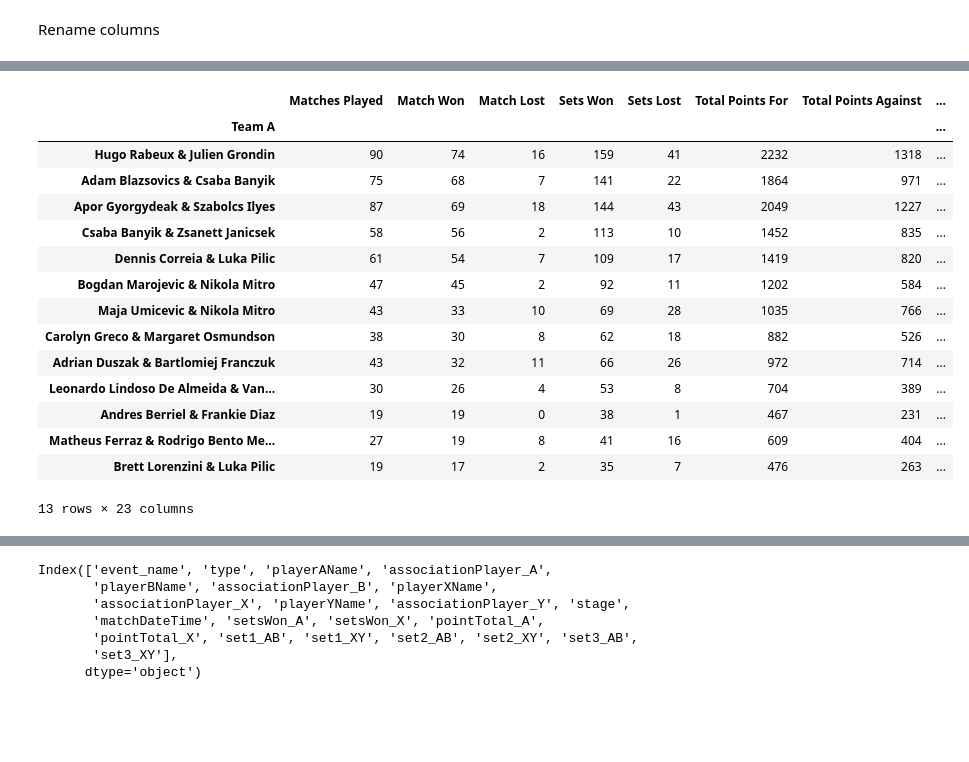
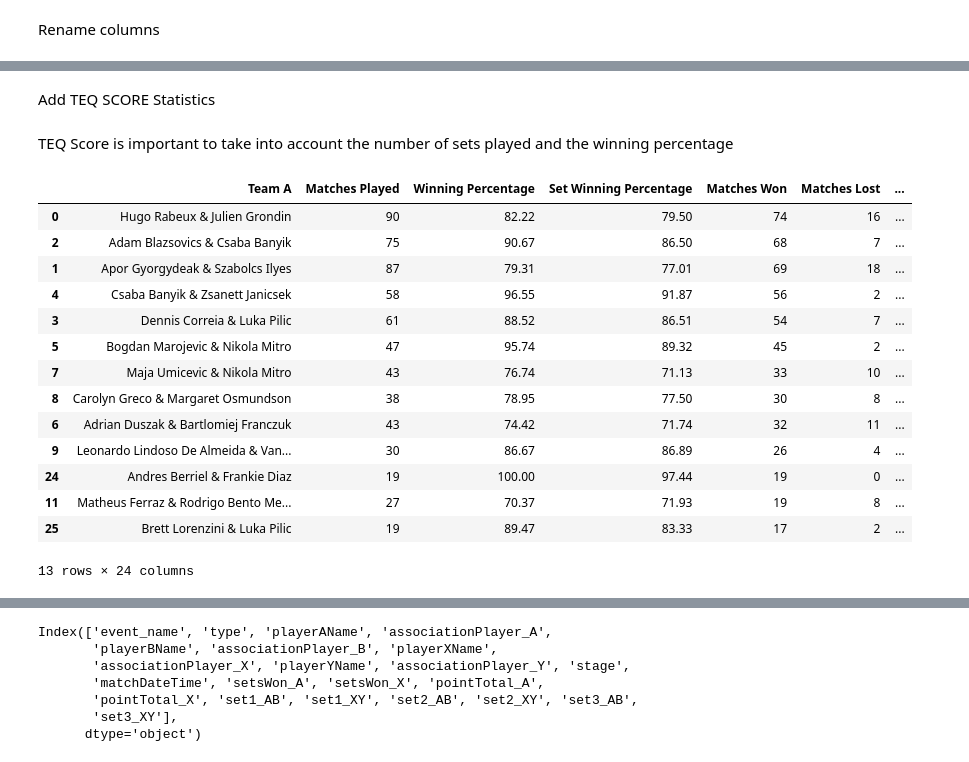
Before and after one commit to basketking/FITEQ_matches, a Jupyter notebook: main.ipynb, the cells around one changed output, grey strips where cells are left out. Drawn from its saved outputs; the diff is of its cells as text; code cells hidden in the pictures; blank space fills up the shorter version.

```diff
--- a/main.ipynb
+++ b/main.ipynb
@@ -495,9 +455,9 @@ df_doubles_grouped[df_doubles_grouped.playerAName > 20].sort_values('Winning Per
 # %%
-df_doubles_grouped['Set 1 Points For per match average'] = round(df_doubles_grouped['set1Team'] / df_doubles_grouped['playerAName'],2)
-df_doubles_grouped['Set 1 Points Against per match average'] = round(df_doubles_grouped['set1Opponent'] / df_doubles_grouped['playerAName'],2)
+df_doubles_grouped['Set 1 Points For per match average'] = round(df_doubles_grouped['Set 1 Points For'] / df_doubles_grouped['Matches Played'],2)
+df_doubles_grouped['Set 1 Points Against per match average'] = round(df_doubles_grouped['Set 1 Points Against'] / df_doubles_grouped['Matches Played'],2)
 
-df_doubles_grouped['Set 2 Points For per match average'] = round(df_doubles_grouped['set2Team'] / df_doubles_grouped['playerAName'],2)
-df_doubles_grouped['Set 2 Points Against per match average'] = round(df_doubles_grouped['set2Opponent'] / df_doubles_grouped['playerAName'],2)
+df_doubles_grouped['Set 2 Points For per match average'] = round(df_doubles_grouped['Set 2 Points Against'] / df_doubles_grouped['Matches Played'],2)
+df_doubles_grouped['Set 2 Points Against per match average'] = round(df_doubles_grouped['Set 2 Points Against'] / df_doubles_grouped['Matches Played'],2)
 
-df_doubles_grouped['Set 3 Points For per match average'] = round(df_doubles_grouped['set3Team'] / df_doubles_grouped['threeSetMatch'],2)
-df_doubles_grouped['Set 3 Points Against per match average'] = round(df_doubles_grouped['set3Opponent'] / df_doubles_grouped['threeSetMatch'],2)
+df_doubles_grouped['Set 3 Points For per match average'] = round(df_doubles_grouped['Set 3 Points For'] / df_doubles_grouped['Number of Final Sets'],2)
+df_doubles_grouped['Set 3 Points Against per match average'] = round(df_doubles_grouped['Set 3 Points Against'] / df_doubles_grouped['Number of Final Sets'],2)
@@ -518,16 +464,2 @@ Index(['playerAName', 'Match Won', 'Match Lost', 'setsWon', 'setsLost',
-# %%
-df_doubles_grouped.rename(columns = {'playerAName': 'Matches Played',
-    'setsWon': 'Sets Won',
-    'setsLost': 'Sets Lost',
-    'pointTotal': 'Total Points For',
-    'pointTotalOpponent': 'Total Points Against',
-    'set1Team': 'Set 1 Points For',
-    'set1Opponent': 'Set 1 Points Against',
-    'set2Team': 'Set 2 Points For',
-    'set2Opponent': 'Set 2 Points Against',
-    'set3Team': 'Set 3 Points For',
-    'set3Opponent': 'Set 3 Points Against',
-    'threeSetMatch': 'Number of Final Sets'
-    }, inplace = True)
 # %%
 df_doubles_grouped.fillna(0, inplace = True)
@@ -533,0 +468,12 @@ df_doubles_grouped.fillna(0, inplace = True)
+# %%
+df_doubles_grouped = df_doubles_grouped[['Matches Played', 'Winning Percentage', 'Set Winning Percentage', 'Matches Won', 'Matches Lost', 'Sets Won',
+       'Sets Lost', 'Total Points For', 'Total Points Against',
+       'Set 1 Points For', 'Set 1 Points Against', 'Set 2 Points For',
+       'Set 2 Points Against', 'Set 3 Points For', 'Set 3 Points Against',
+       'Number of Final Sets',
+       'Set 1 Points For per match average',
+       'Set 1 Points Against per match average',
+       'Set 2 Points For per match average',
+       'Set 2 Points Against per match average',
+       'Set 3 Points For per match average',
+       'Set 3 Points Against per match average']].sort_values(by = 'Matches Played', ascending = False).reset_index()
@@ -551,24 +484,25 @@ df_doubles_grouped['Matches Played'].sum() / df_doubles_grouped['Matches Played'
+# %% [markdown]
+Add TEQ SCORE Statistics
+# %% [markdown]
+TEQ Score is important to take into account the number of sets played and the winning percentage
 # %%
-#df_doubles_grouped['Credit'] = round((df_doubles_grouped['Matches Played'] / df_doubles_grouped['Matches Played'].max()) * df_doubles_grouped['Winning Percentage'] ,2)
-
-df_doubles_grouped['Credit'] = round((df_doubles_grouped['Sets Won']**2) / (df_doubles_grouped['Sets Won'] + df_doubles_grouped['Sets Lost'])    ,2)
+df_doubles_grouped['TEQ Score'] = round((df_doubles_grouped['Sets Won']**2) / (df_doubles_grouped['Sets Won'] + df_doubles_grouped['Sets Lost'])    ,2)
 # %%
-df_doubles_grouped.sort_values('Credit', ascending = False).head(13)
+df_doubles_grouped.sort_values('TEQ Score', ascending = False).head(13)
 # %% [output]
-|  | Matches Played | Match Won | Match Lost | Sets Won | Sets Lost | Total Points For | Total Points Against | ... |
-| Team A |  |  |  |  |  |  |  | ... |
-| Hugo Rabeux & Julien Grondin | 90 | 74 | 16 | 159 | 41 | 2232 | 1318 | ... |
-| Adam Blazsovics & Csaba Banyik | 75 | 68 | 7 | 141 | 22 | 1864 | 971 | ... |
-| Apor Gyorgydeak & Szabolcs Ilyes | 87 | 69 | 18 | 144 | 43 | 2049 | 1227 | ... |
-| Csaba Banyik & Zsanett Janicsek | 58 | 56 | 2 | 113 | 10 | 1452 | 835 | ... |
-| Dennis Correia & Luka Pilic | 61 | 54 | 7 | 109 | 17 | 1419 | 820 | ... |
-| Bogdan Marojevic & Nikola Mitro | 47 | 45 | 2 | 92 | 11 | 1202 | 584 | ... |
-| Maja Umicevic & Nikola Mitro | 43 | 33 | 10 | 69 | 28 | 1035 | 766 | ... |
-| Carolyn Greco & Margaret Osmundson | 38 | 30 | 8 | 62 | 18 | 882 | 526 | ... |
-| Adrian Duszak & Bartlomiej Franczuk | 43 | 32 | 11 | 66 | 26 | 972 | 714 | ... |
-| Leonardo Lindoso De Almeida & Van... | 30 | 26 | 4 | 53 | 8 | 704 | 389 | ... |
-| Andres Berriel & Frankie Diaz | 19 | 19 | 0 | 38 | 1 | 467 | 231 | ... |
-| Matheus Ferraz & Rodrigo Bento Me... | 27 | 19 | 8 | 41 | 16 | 609 | 404 | ... |
-| Brett Lorenzini & Luka Pilic | 19 | 17 | 2 | 35 | 7 | 476 | 263 | ... |
+|  | Team A | Matches Played | Winning Percentage | Set Winning Percentage | Matches Won | Matches Lost | ... |
+| 0 | Hugo Rabeux & Julien Grondin | 90 | 82.22 | 79.50 | 74 | 16 | ... |
+| 2 | Adam Blazsovics & Csaba Banyik | 75 | 90.67 | 86.50 | 68 | 7 | ... |
+| 1 | Apor Gyorgydeak & Szabolcs Ilyes | 87 | 79.31 | 77.01 | 69 | 18 | ... |
+| 4 | Csaba Banyik & Zsanett Janicsek | 58 | 96.55 | 91.87 | 56 | 2 | ... |
+| 3 | Dennis Correia & Luka Pilic | 61 | 88.52 | 86.51 | 54 | 7 | ... |
+| 5 | Bogdan Marojevic & Nikola Mitro | 47 | 95.74 | 89.32 | 45 | 2 | ... |
+| 7 | Maja Umicevic & Nikola Mitro | 43 | 76.74 | 71.13 | 33 | 10 | ... |
+| 8 | Carolyn Greco & Margaret Osmundson | 38 | 78.95 | 77.50 | 30 | 8 | ... |
+| 6 | Adrian Duszak & Bartlomiej Franczuk | 43 | 74.42 | 71.74 | 32 | 11 | ... |
+| 9 | Leonardo Lindoso De Almeida & Van... | 30 | 86.67 | 86.89 | 26 | 4 | ... |
+| 24 | Andres Berriel & Frankie Diaz | 19 | 100.00 | 97.44 | 19 | 0 | ... |
+| 11 | Matheus Ferraz & Rodrigo Bento Me... | 27 | 70.37 | 71.93 | 19 | 8 | ... |
+| 25 | Brett Lorenzini & Luka Pilic | 19 | 89.47 | 83.33 | 17 | 2 | ... |
-13 rows × 23 columns
+13 rows × 24 columns
 # %%
```
Also changed, not shown: parts of 72 cells of this notebook, 5 other files.
